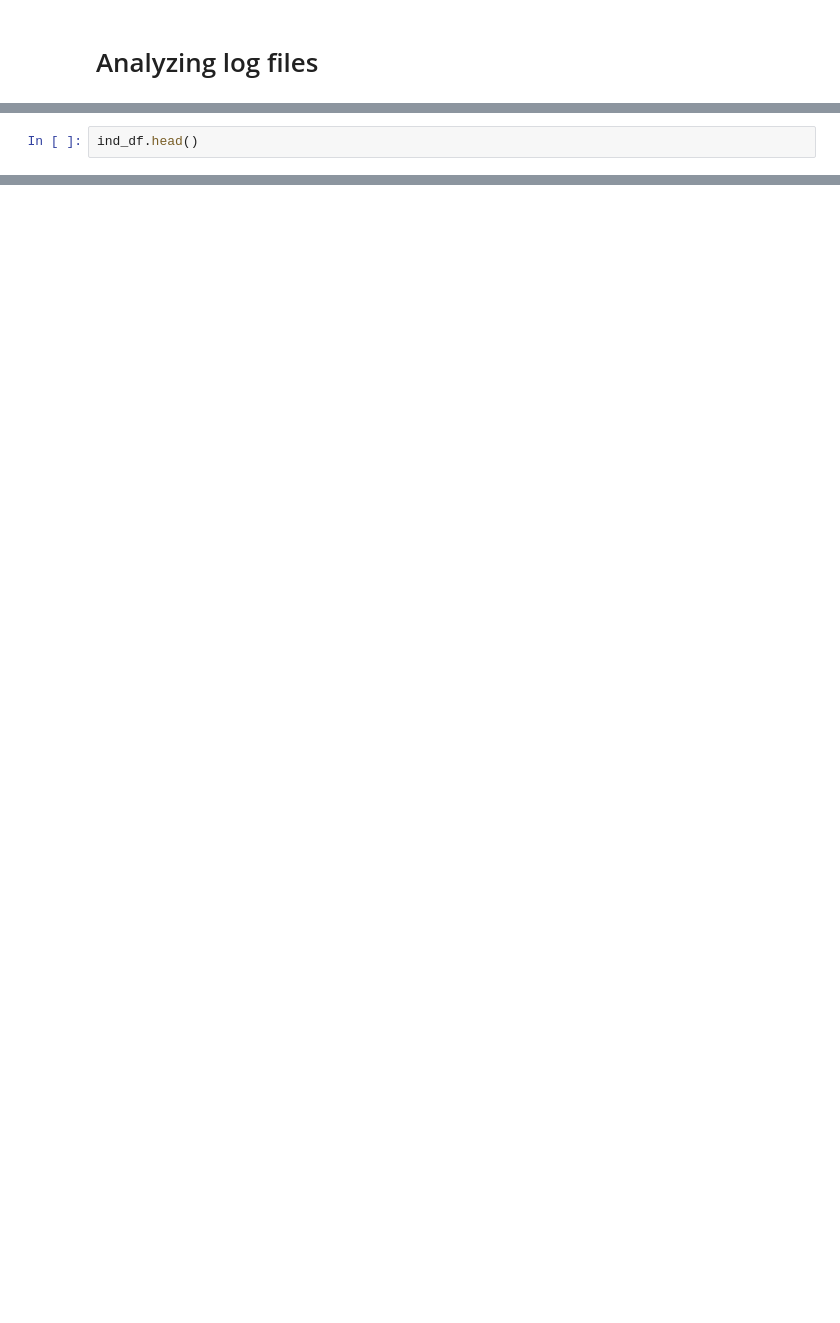
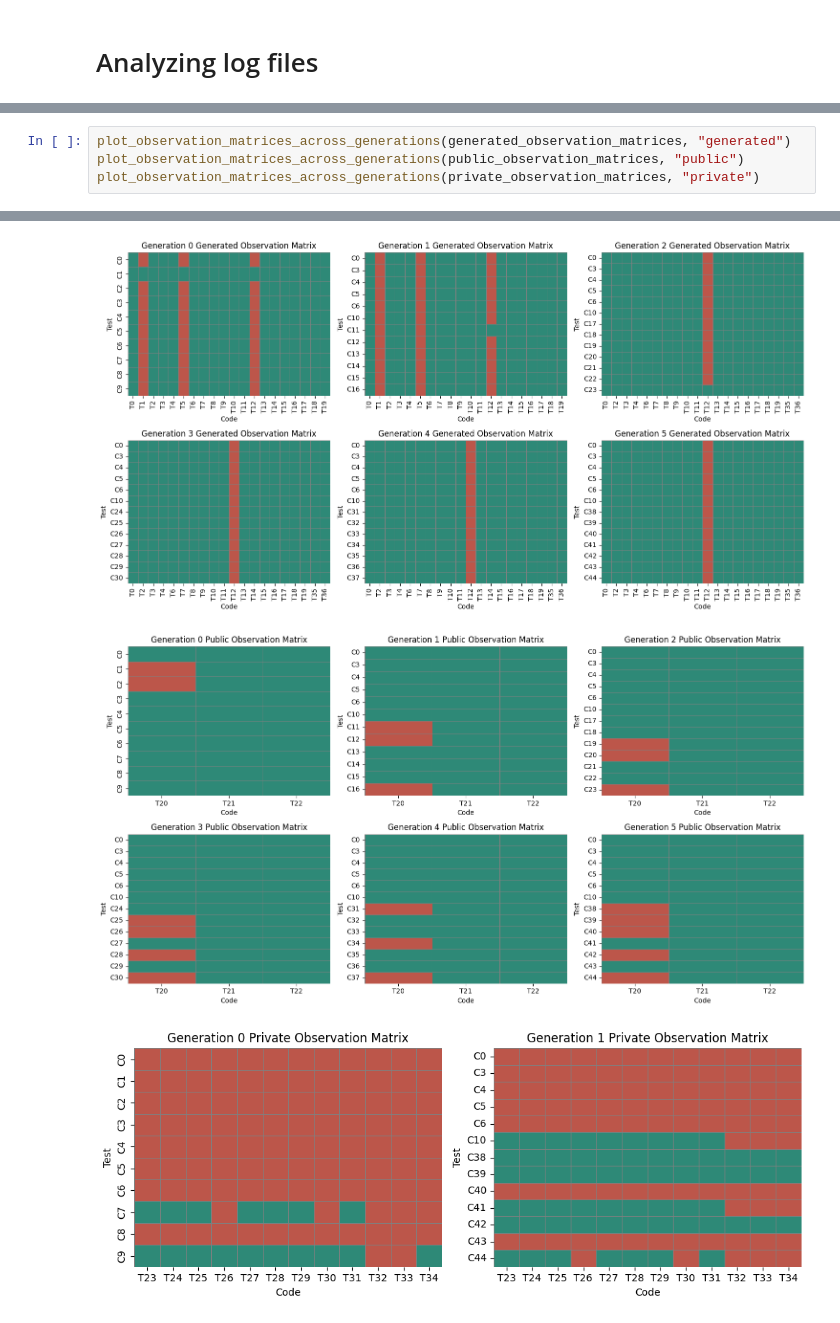
Before and after one commit to wso2-incubator/BACE, a Jupyter notebook: Experiments/notebooks/coevolution/gen_log_analyzer.ipynb, the cells around one changed output, grey strips where cells are left out. Cells and saved outputs as stored; diff of their text form; blank space fills up the shorter version.

```diff
--- a/Experiments/notebooks/coevolution/gen_log_analyzer.ipynb
+++ b/Experiments/notebooks/coevolution/gen_log_analyzer.ipynb
@@ -324,3 +1164,5 @@ Graph created with 130 nodes and 123 edges.
 # %%
-ind_df.head()
+plot_observation_matrices_across_generations(generated_observation_matrices, "generated")
+plot_observation_matrices_across_generations(public_observation_matrices, "public")
+plot_observation_matrices_across_generations(private_observation_matrices, "private")
 # %% [output]
@@ -333,3 +1169,6 @@ ind_df.head()
+[figure, added]
+[figure, added]
+[figure, added]
 # %%
 code_ind_df = ind_df[ind_df['type'] == 'CodeIndividual']
 test_ind_df = ind_df[ind_df['type'] == 'TestIndividual']
```
Also changed, not shown: parts of 9 cells of this notebook.
